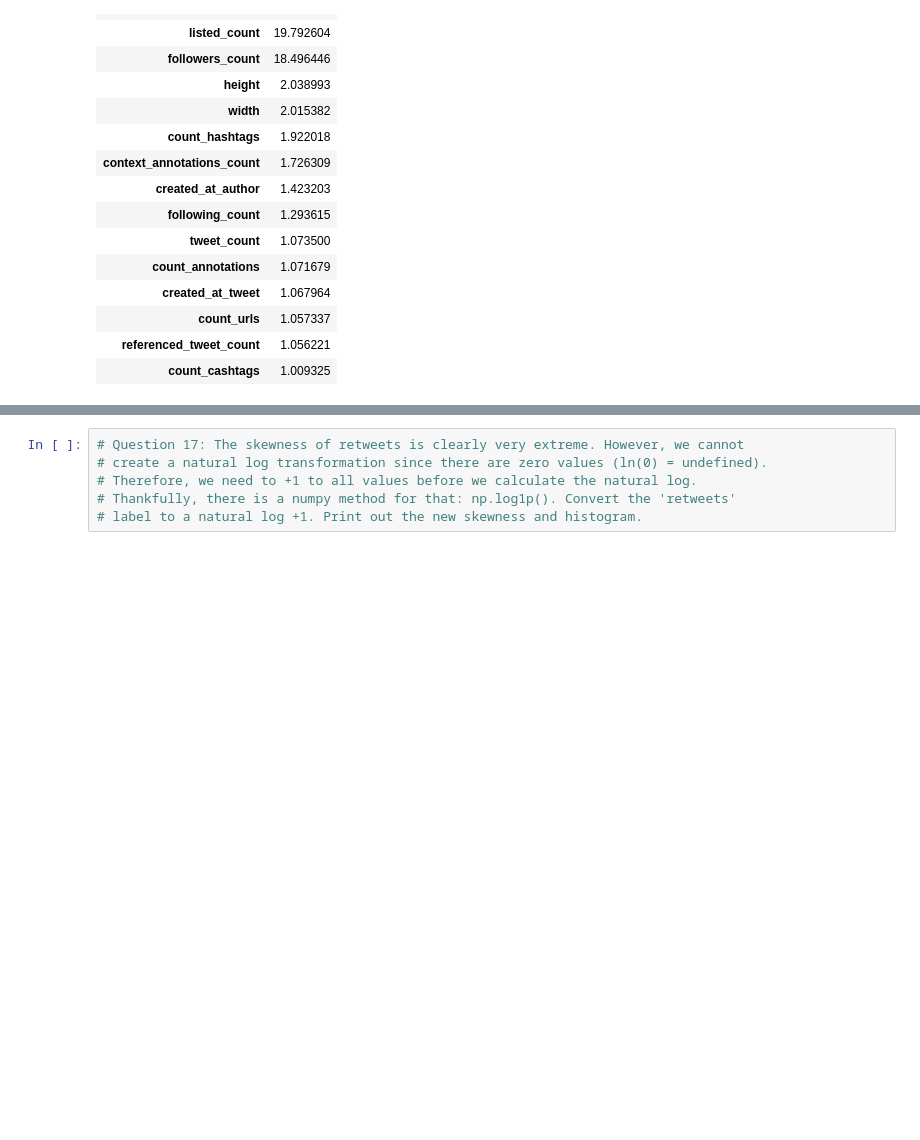
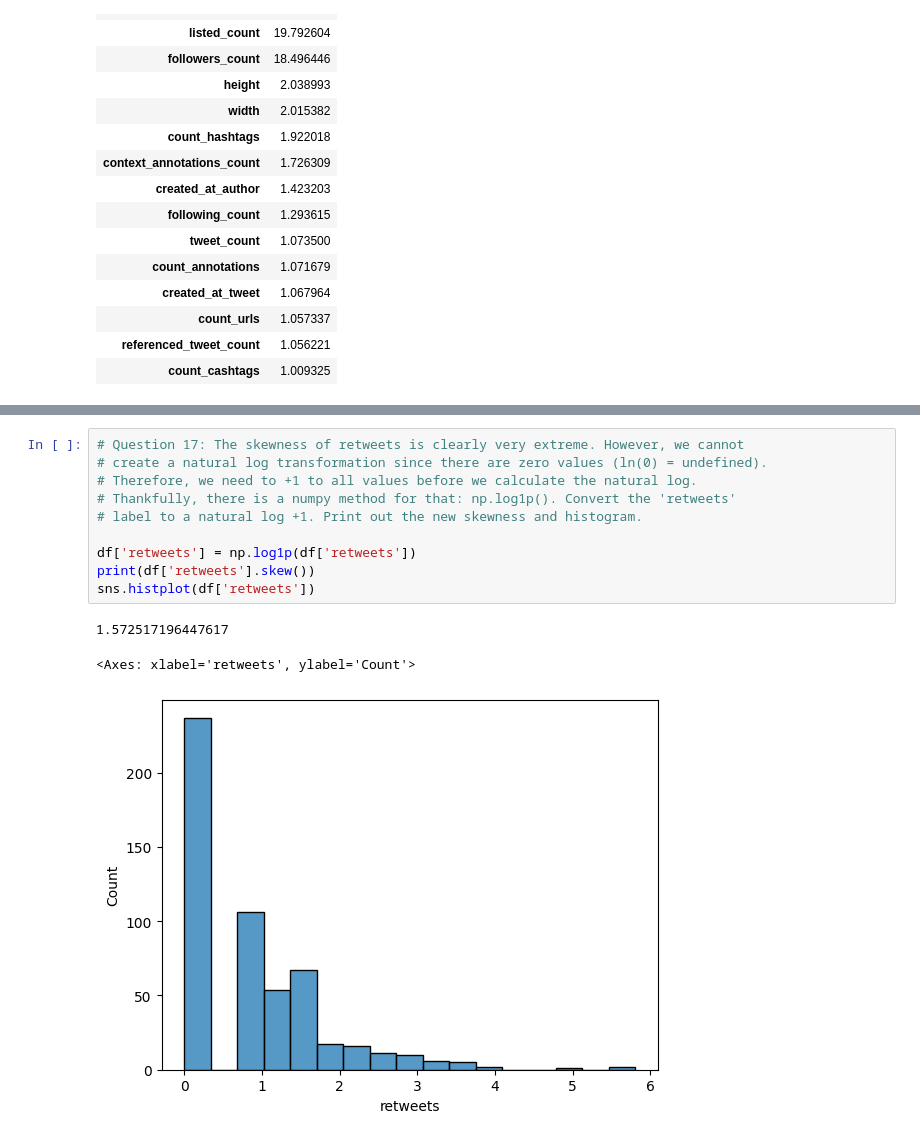
Before and after one commit to alexandermaat99/School-S2, a Jupyter notebook: Feb 10/Checkpoint_MLR.ipynb, the cells around one changed output, grey strips where cells are left out. Saved outputs shown, nothing was run; the diff lists cells and outputs as text; blank space fills up the shorter version.

```diff
--- a/Feb 10/Checkpoint_MLR.ipynb
+++ b/Feb 10/Checkpoint_MLR.ipynb
@@ -367,9 +408,17 @@ vif(dummies)
 # %%
 # Question 17: The skewness of retweets is clearly very extreme. However, we cannot
 # create a natural log transformation since there are zero values (ln(0) = undefined).
 # Therefore, we need to +1 to all values before we calculate the natural log.
 # Thankfully, there is a numpy method for that: np.log1p(). Convert the 'retweets'
 # label to a natural log +1. Print out the new skewness and histogram.
+
+df['retweets'] = np.log1p(df['retweets'])
+print(df['retweets'].skew())
+sns.histplot(df['retweets'])
+# %% [output]
+1.572517196447617
+<Axes: xlabel='retweets', ylabel='Count'>
+[figure, added]
 # %%
 # Question 18: Rerun the last MLR model using this new natural log +1 version
 # of 'retweets'. Print out the results summary.
```
Also changed, not shown: parts of 10 cells of this notebook, 2 other files.
